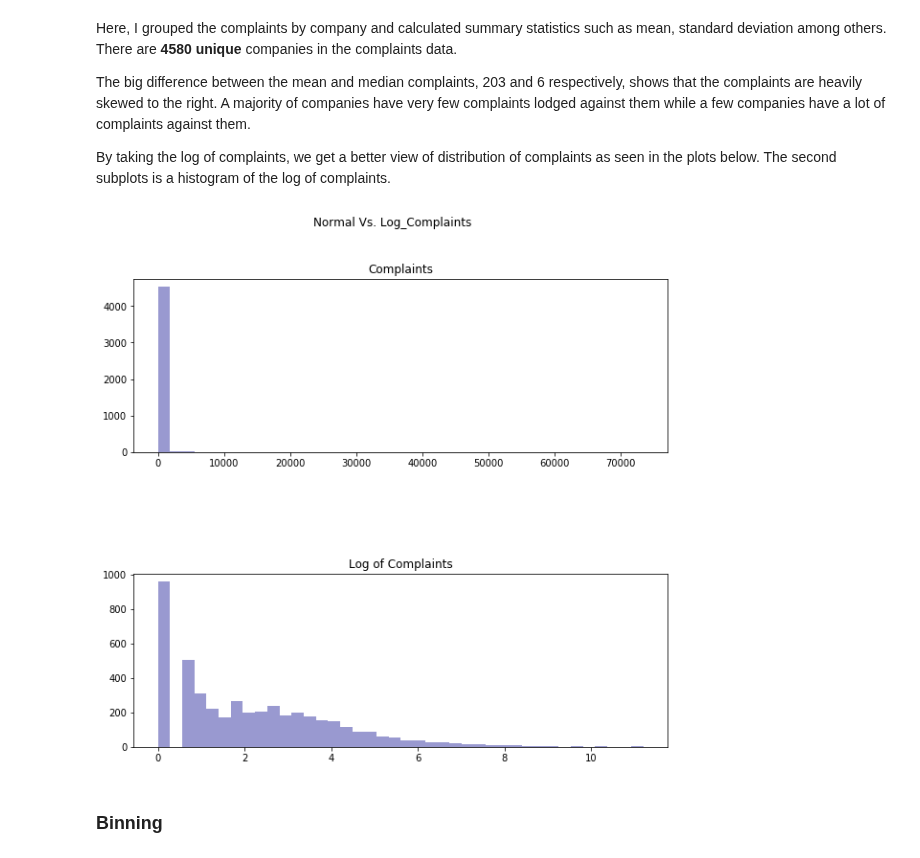
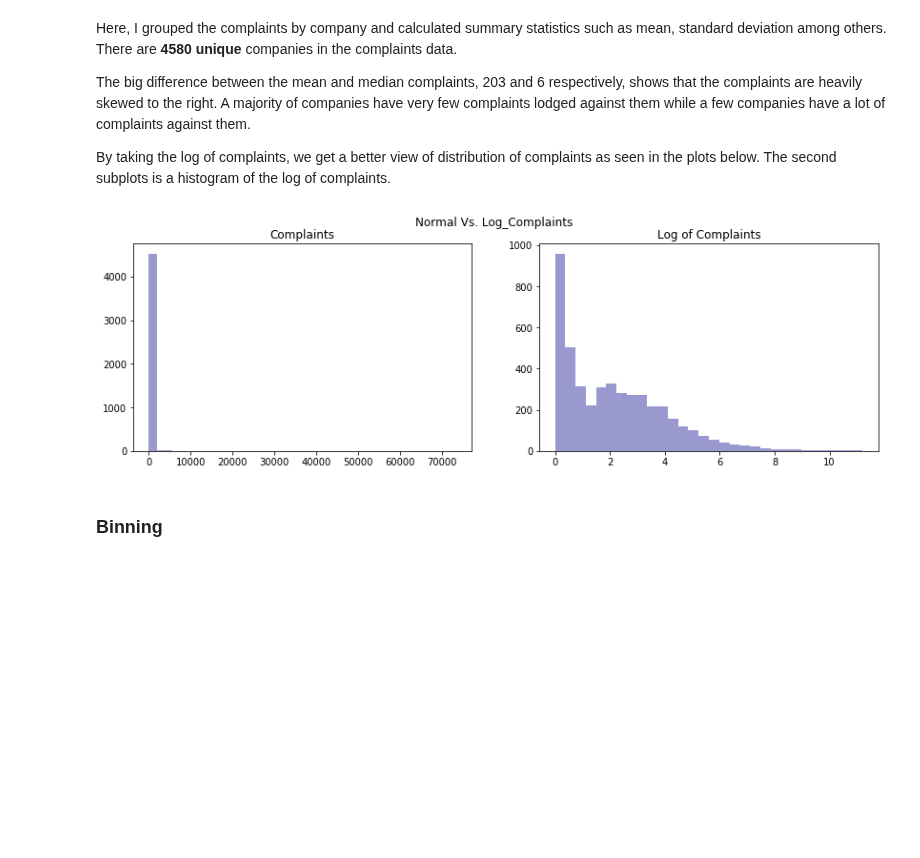
Before and after one commit to Halvinn/cfpb_complaints, a Jupyter notebook: cfpb_complaints.ipynb, the cells around one changed output. Cells and saved outputs as stored; diff of their text form; code cells hidden in the pictures; blank space fills up the shorter version.

```diff
--- a/cfpb_complaints.ipynb
+++ b/cfpb_complaints.ipynb
@@ -250,19 +252,19 @@ By taking the log of complaints, we get a better view of distribution of complai
 # %%
 co_complaints_log = np.log(co_complaints)
 # %%
-fig, axes = plt.subplots(figsize=(10,9), ncols=1, nrows=2)
-plt.subplots_adjust(hspace=0.7) # Vertical space between subplots.
+fig, axes = plt.subplots(figsize=(14, 4), ncols=2, nrows=1)
+#plt.subplots_adjust(hspace=0.5) # Vertical space between subplots.
 plt.suptitle('Normal Vs. Log_Complaints') # Overall plot title.
 
 sns.distplot(co_complaints, bins=40, kde=False, ax=axes[0], color='darkblue')
-sns.distplot(co_complaints_log, bins=40, kde=False, ax=axes[1], color='darkblue')
+sns.distplot(co_complaints_log, bins=30, kde=False, ax=axes[1], color='darkblue')
 
 axes[0].set_title('Complaints') # Title for 1st subplot
 axes[1].set_title('Log of Complaints') #Title for 2nd subplot
 
 plt.show()
 # %% [output]
-[figure, old version]
+[figure, new version]
 # %% [markdown]
 ### Binning
 # %%
```
Also changed, not shown: parts of 9 cells of this notebook.
